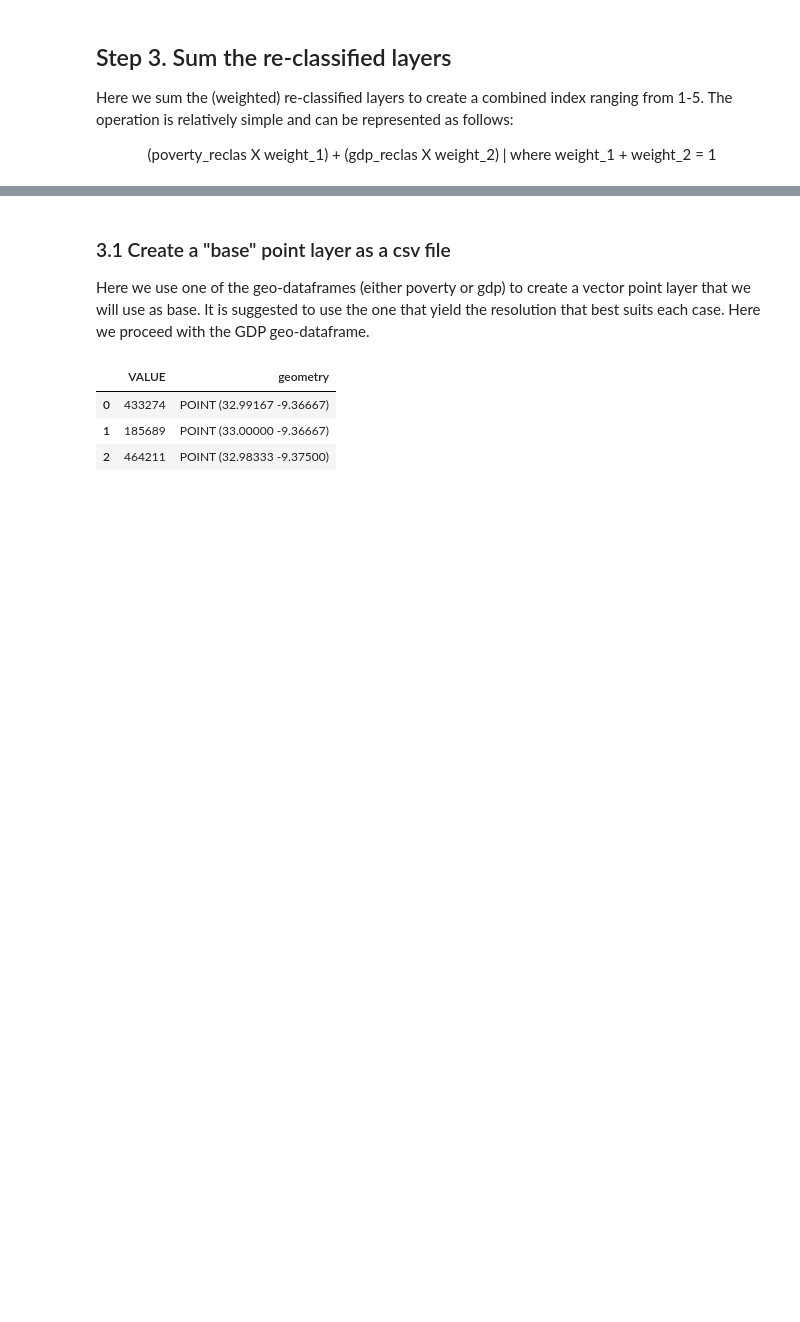
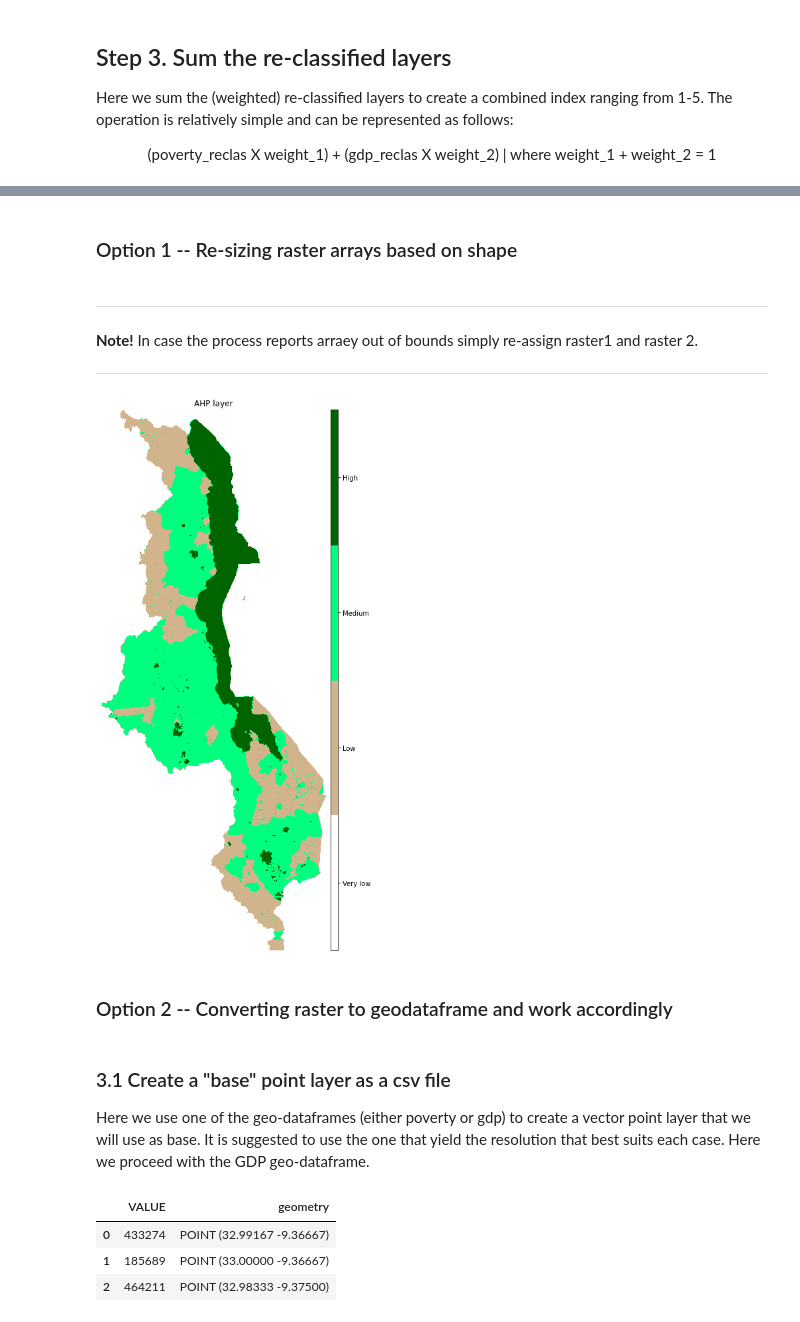
Before and after one commit to global-electrification-platform/CREDIT_layer, a Jupyter notebook: CREDIT layer.ipynb, the cells around one changed output, grey strips where cells are left out. Saved outputs shown, nothing was run; the diff lists cells and outputs as text; code cells hidden in the pictures; blank space fills up the shorter version.

```diff
--- a/CREDIT layer.ipynb
+++ b/CREDIT layer.ipynb
@@ -665,3 +668,5 @@ Here we sum the (weighted) re-classified layers to create a combined index rangi
 Feel free to use use as per your understanding and convenience!
 
 ---
+# %% [markdown]
+### Option 1 -- Re-sizing raster arrays based on shape
@@ -668,3 +722,67 @@ Feel free to use use as per your understanding and convenience!
+# %% [markdown]
+---
+
+**Note!**
+In case the process reports arraey out of bounds simply re-assign raster1 and raster 2.
+
+
+---
+# %%
+# Clip raster file to admin level
+# Import raster, clip and export
+clip_path = sample_output
+clip_name = 'AHP_option_1.tif'
+with rasterio.open(clip_path + '\\' + clip_name) as src:
+    out_image, out_transform = rasterio.mask.mask(src, shapes, crop=True)
+    out_meta = src.meta
+
+out_meta.update({"driver": "GTiff",
+                 "height": out_image.shape[1],
+                 "width": out_image.shape[2],
+                 "transform": out_transform})
+
+with rasterio.open(sample_output + '\\'+"clipped_sum_.tif", "w", **out_meta) as dest:
+    dest.write(out_image)
+# %%
+# Alternative way of plotting
+sample_file = sample_output + '\\'+"clipped_sum_.tif"
+
+with rasterio.open(sample_file) as src:
+    sample_out = src.read(1)       # pay attention to the band here, in this case band 3 gives values of 2015
+
+# Define the colors you want
+cmap = ListedColormap(["white", "tan", "springgreen", "darkgreen"])
+
+# Define a normalization from values -> colors
+classes = 5
+breaks = (np.arange(classes) / float(classes)) * sample_out.max()    # This is an example that serves only visualization purposes at this point; see classification below for more info on dirrerent was to retrieve bins
+
+norm = colors.BoundaryNorm(list(breaks),classes)
+
+fig, ax = plt.subplots(figsize=(15, 15))
+
+chm_plot = ax.imshow(sample_out,
+                     cmap=cmap,
+                     norm=norm)
+
+ax.set_title("AHP layer")
+
+# Scale color bar to the height of the plot
+cbar = ep.colorbar(chm_plot)
+
+boundary_means = [np.mean([norm.boundaries[ii], norm.boundaries[ii - 1]])
+                  for ii in range(1, len(norm.boundaries))]
+
+category_names = ['Very low','Low', 'Medium', 'High', 'Very High']
+cbar.set_ticks(boundary_means)
+cbar.set_ticklabels(category_names)
+
+ax.set_axis_off()
+plt.show()
+# %% [output]
+[figure, added]
+# %% [markdown]
+### Option 2 -- Converting raster to geodataframe and work accordingly
 # %% [markdown]
 ### 3.1 Create a "base" point layer as a csv file
 
```
Also changed, not shown: parts of 15 cells of this notebook, 5 other files.
